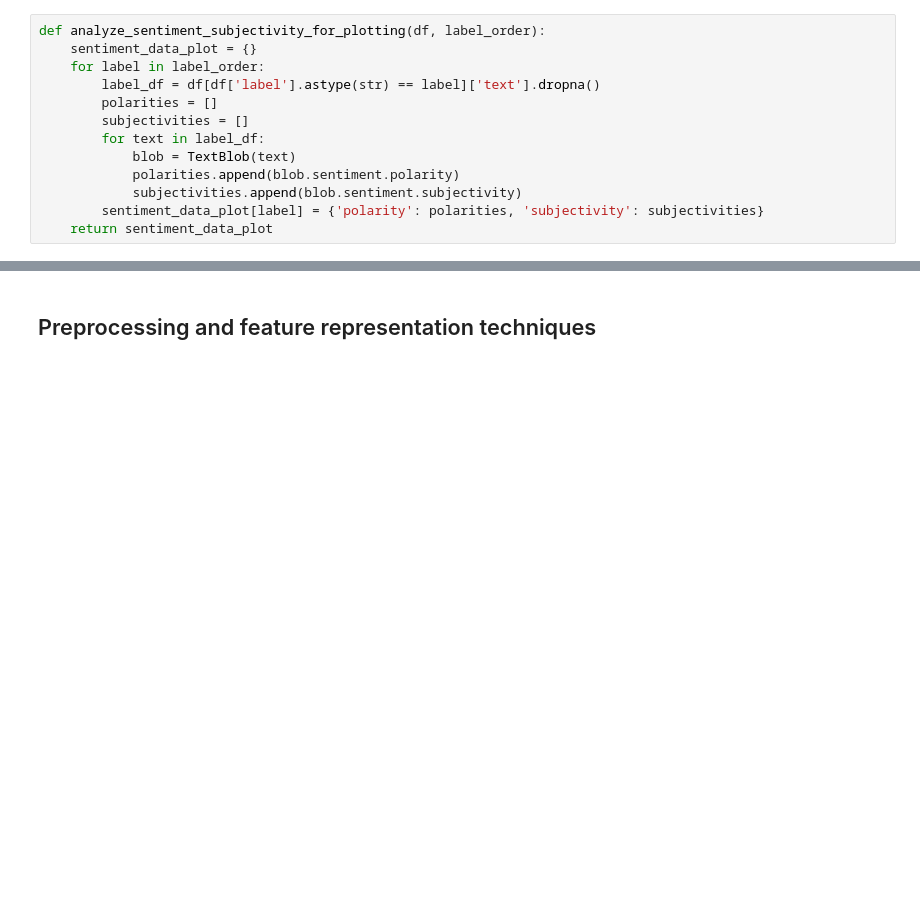
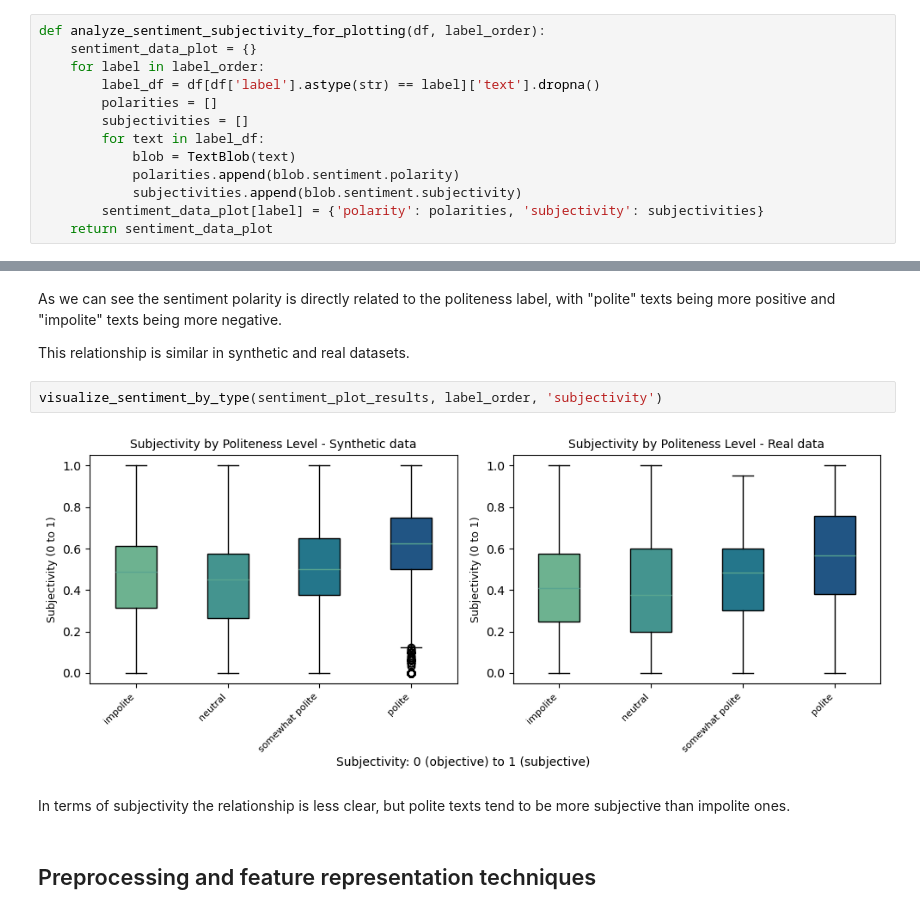
Before and after one commit to franciscopana/M.IA_Natural-Language-Processing, a Jupyter notebook: main.ipynb, the cells around one changed output, grey strips where cells are left out. Drawn from its saved outputs; the diff is of its cells as text; blank space fills up the shorter version.

```diff
--- a/main.ipynb
+++ b/main.ipynb
@@ -393,3 +376,13 @@ else:
+# %% [markdown]
+As we can see the sentiment polarity is directly related to the politeness label, with "polite" texts being more positive and "impolite" texts being more negative.
+
+This relationship is similar in synthetic and real datasets.
+# %%
+visualize_sentiment_by_type(sentiment_plot_results, label_order, 'subjectivity')
+# %% [output]
+[figure, added]
+# %% [markdown]
+In terms of subjectivity the relationship is less clear, but polite texts tend to be more subjective than impolite ones.
 # %% [markdown]
 ## Preprocessing and feature representation techniques
 # %% [markdown]
```
Also changed, not shown: parts of 18 cells of this notebook.
